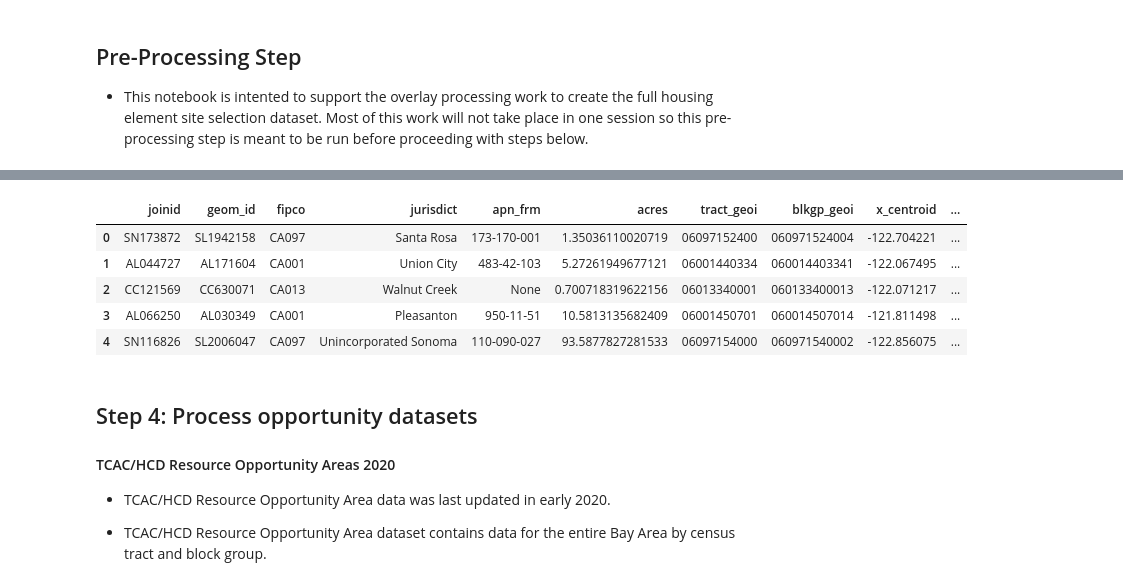
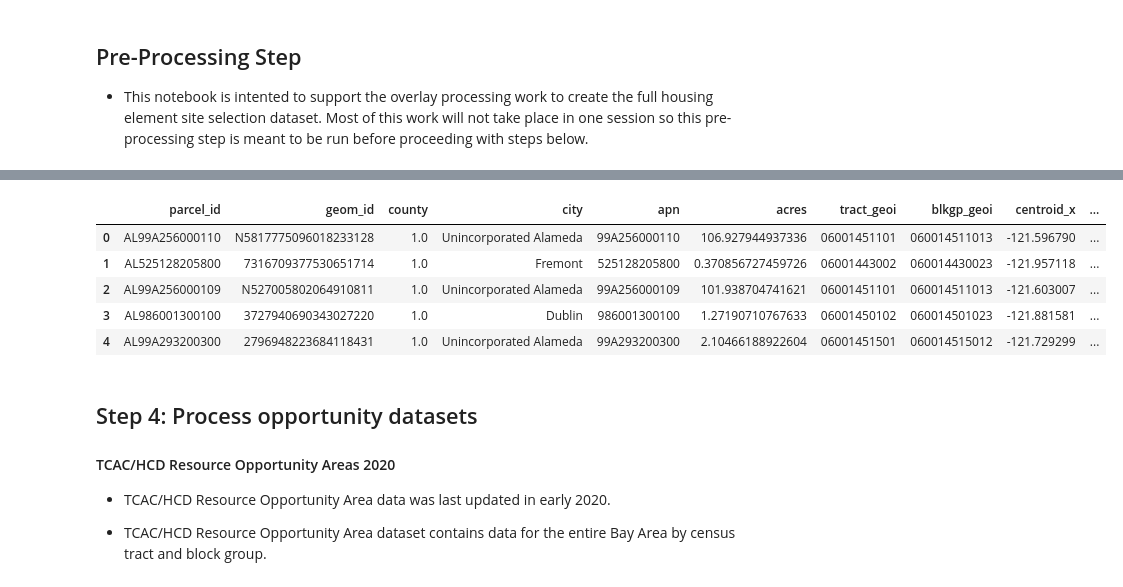
Before and after one commit to BayAreaMetro/Data-Analysis-Projects, a Jupyter notebook: housing-element-prescreening/scripts/Pre-Screening-Data-Processing.ipynb, the cells around one changed output, grey strips where cells are left out. Saved outputs shown, nothing was run; the diff lists cells and outputs as text; code cells hidden in the pictures.

```diff
--- a/housing-element-prescreening/scripts/Pre-Screening-Data-Processing.ipynb
+++ b/housing-element-prescreening/scripts/Pre-Screening-Data-Processing.ipynb
@@ -62,7 +62,7 @@ Develop a parcel-level dataset containing factors required by HCD as well as opt
 data_dir = '../../../../../Box/DataViz Projects/Data Analysis and Visualization/Housing Element Site Mapping and Pre-screening/data/'
 # %%
 #Socrata housing site selection db 4x4
-housing_site_db_id = '37cj-99yh'
+housing_site_db_id = 'd8wd-vg4y'
 # %%
 #Pull housing site selection parcels from Socrata
 parcels_geojson = pull_geojson_from_socrata(housing_site_db_id)
@@ -71,21 +71,17 @@ pulling 2142255 rows as geojson
 # %%
 # Convert to geojson to geodataframe
-parcel_columns = ['joinid',
+parcel_columns = ['parcel_id',
                   'geom_id',
-                  'fipco',
-                  'jurisdict',
-                  'apn_frm',
+                  'county',
+                  'city',
+                  'apn',
                   'acres',
                   'tract_geoi',
                   'blkgp_geoi',
-                  'x_centroid',
-                  'y_centroid',
+                  'centroid_x',
+                  'centroid_y',
                   'geometry']
 
 parcels = gp.GeoDataFrame.from_features(parcels_geojson['features'],
                                         columns=parcel_columns,
-                                        crs={'init': 'epsg:4326'})
-
-#Convert centroid columns to float data type
-parcels['x_centroid'] = parcels['x_centroid'].astype(float)
-parcels['y_centroid'] = parcels['y_centroid'].astype(float)
+                                        crs='epsg:4326')
@@ -92,17 +109,21 @@ parcels['y_centroid'] = parcels['y_centroid'].astype(float)
+# %%
+#Convert centroid columns to float data type
+parcels['centroid_x'] = parcels['centroid_x'].astype(float)
+parcels['centroid_y'] = parcels['centroid_y'].astype(float)
 # %%
 #Create parcel centroid geodataframe
 parcels_centroid = gp.GeoDataFrame(parcels,
-                                  geometry=gp.points_from_xy(parcels.x_centroid,parcels.y_centroid),
-                                   crs={'init': 'epsg:4326'})
+                                  geometry=gp.points_from_xy(parcels.centroid_x,parcels.centroid_y),
+                                   crs='epsg:4326')
 
 parcels_centroid.head(5)
 # %% [output]
-|  | joinid | geom_id | fipco | jurisdict | apn_frm | acres | tract_geoi | blkgp_geoi | x_centroid | ... |
-| 0 | SN173872 | SL1942158 | CA097 | Santa Rosa | 173-170-001 | 1.35036110020719 | 06097152400 | 060971524004 | -122.704221 | ... |
-| 1 | AL044727 | AL171604 | CA001 | Union City | 483-42-103 | 5.27261949677121 | 06001440334 | 060014403341 | -122.067495 | ... |
-| 2 | CC121569 | CC630071 | CA013 | Walnut Creek | None | 0.700718319622156 | 06013340001 | 060133400013 | -122.071217 | ... |
-| 3 | AL066250 | AL030349 | CA001 | Pleasanton | 950-11-51 | 10.5813135682409 | 06001450701 | 060014507014 | -121.811498 | ... |
-| 4 | SN116826 | SL2006047 | CA097 | Unincorporated Sonoma | 110-090-027 | 93.5877827281533 | 06097154000 | 060971540002 | -122.856075 | ... |
+|  | parcel_id | geom_id | county | city | apn | acres | tract_geoi | blkgp_geoi | centroid_x | ... |
+| 0 | AL99A256000110 | N5817775096018233128 | 1.0 | Unincorporated Alameda | 99A256000110 | 106.927944937336 | 06001451101 | 060014511013 | -121.596790 | ... |
+| 1 | AL525128205800 | 7316709377530651714 | 1.0 | Fremont | 525128205800 | 0.370856727459726 | 06001443002 | 060014430023 | -121.957118 | ... |
+| 2 | AL99A256000109 | N527005802064910811 | 1.0 | Unincorporated Alameda | 99A256000109 | 101.938704741621 | 06001451101 | 060014511013 | -121.603007 | ... |
+| 3 | AL986001300100 | 3727940690343027220 | 1.0 | Dublin | 986001300100 | 1.27190710767633 | 06001450102 | 060014501023 | -121.881581 | ... |
+| 4 | AL99A293200300 | 2796948223684118431 | 1.0 | Unincorporated Alameda | 99A293200300 | 2.10466188922604 | 06001451501 | 060014515012 | -121.729299 | ... |
 # %% [markdown]
 ## Step 4: Process opportunity datasets
 
```
Also changed, not shown: parts of 83 cells of this notebook, 1 other file.
